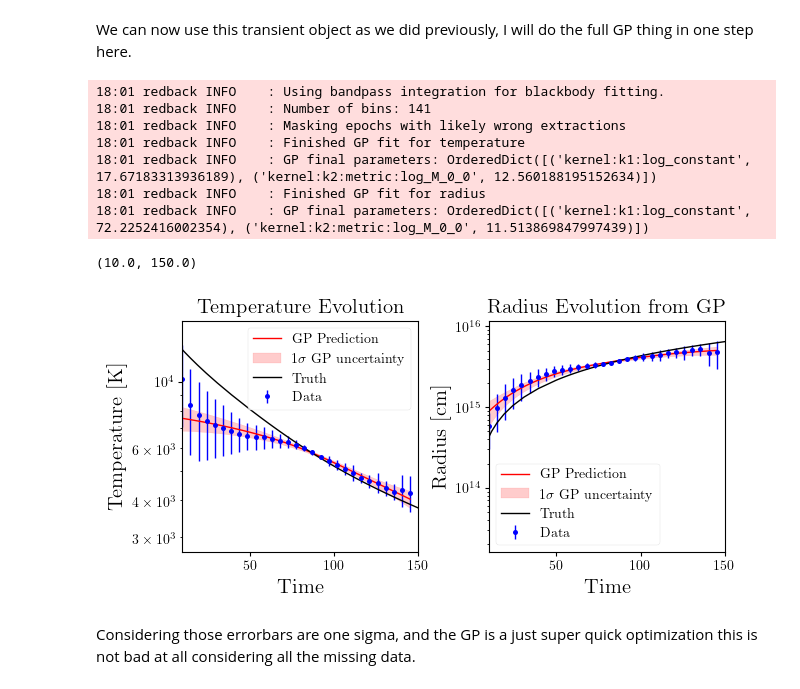
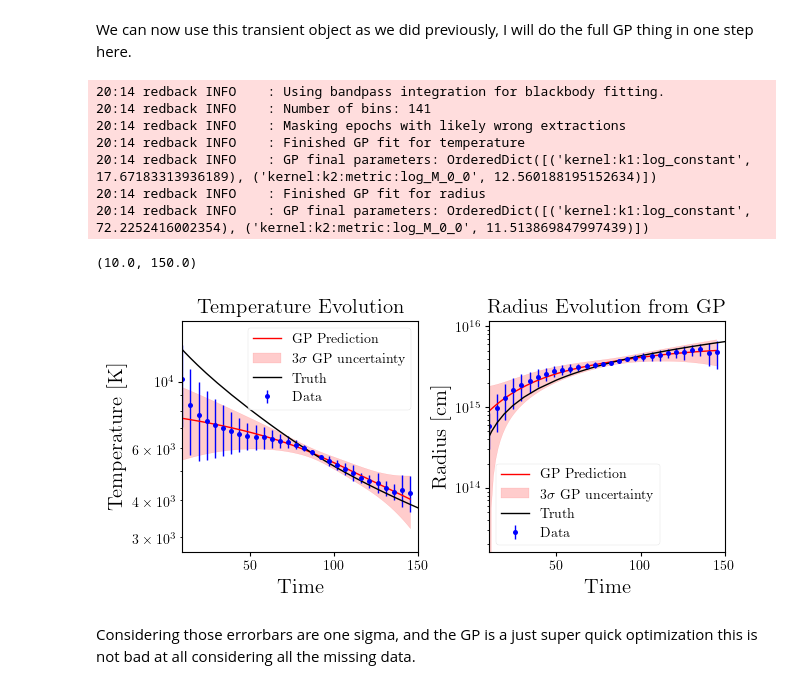
Before and after one commit to nikhil-sarin/redback, a Jupyter notebook: examples/estimating_blackbody_properties_with_redback.ipynb, the cells around one changed output. Cells and saved outputs as stored; diff of their text form; code cells hidden in the pictures.

```diff
--- a/examples/estimating_blackbody_properties_with_redback.ipynb
+++ b/examples/estimating_blackbody_properties_with_redback.ipynb
@@ -275,33 +277,38 @@ We can now use this transient object as we did previously, I will do the full GP
 # %%
 df_bb = new_sn.estimate_bb_params(distance=distance, bin_width=bin_width,
                                     min_filters=min_filters)
 
 # Same kernels as before
 kernel_T = np.var(df_bb['temperature'].values) * kernels.Matern32Kernel(metric=1.0)
 kernel_R = np.var(df_bb['radius'].values) * kernels.Matern32Kernel(metric=1.0)
 
 # Use the analysis module and also return a nice plot of everything.
+# lets also plot the 3sigma interval instead
 gp_T, gp_R, fig, axes = redback.analysis.fit_temperature_and_radius_gp(data=df_bb,
                                                                       kernelT=kernel_T,
                                                                       kernelR=kernel_R,
-                                                                      plot=True)
+                                                                      plot=True,
+                                                                      sigma_to_plot=3)
 # Because we actually know the true values here, lets add that in.
 axes[0].plot(times, photo.photosphere_temperature, color='black', label='Truth')
 axes[1].plot(times, photo.r_photosphere, color='black', label='Truth')
+
+# axes[0].plot(times, gp_T.)
+
 axes[0].legend()
 axes[1].legend()
 axes[0].set_xlim(10, 150)
 axes[1].set_xlim(10, 150)
 # %% [output]
-18:01 redback INFO    : Using bandpass integration for blackbody fitting.
-18:01 redback INFO    : Number of bins: 141
-18:01 redback INFO    : Masking epochs with likely wrong extractions
-18:01 redback INFO    : Finished GP fit for temperature
-18:01 redback INFO    : GP final parameters: OrderedDict([('kernel:k1:log_constant', 17.67183313936189), ('kernel:k2:metric:log_M_0_0', 12.560188195152634)])
-18:01 redback INFO    : Finished GP fit for radius
-18:01 redback INFO    : GP final parameters: OrderedDict([('kernel:k1:log_constant', 72.2252416002354), ('kernel:k2:metric:log_M_0_0', 11.513869847997439)])
+20:14 redback INFO    : Using bandpass integration for blackbody fitting.
+20:14 redback INFO    : Number of bins: 141
+20:14 redback INFO    : Masking epochs with likely wrong extractions
+20:14 redback INFO    : Finished GP fit for temperature
+20:14 redback INFO    : GP final parameters: OrderedDict([('kernel:k1:log_constant', 17.67183313936189), ('kernel:k2:metric:log_M_0_0', 12.560188195152634)])
+20:14 redback INFO    : Finished GP fit for radius
+20:14 redback INFO    : GP final parameters: OrderedDict([('kernel:k1:log_constant', 72.2252416002354), ('kernel:k2:metric:log_M_0_0', 11.513869847997439)])
 (10.0, 150.0)
-[figure, old version]
+[figure, new version]
 # %% [markdown]
 Considering those errorbars are one sigma, and the GP is a just super quick optimization this is not bad at all considering all the missing data.
 # %% [markdown]
```
Also changed, not shown: parts of 23 cells of this notebook, 4 other files.
